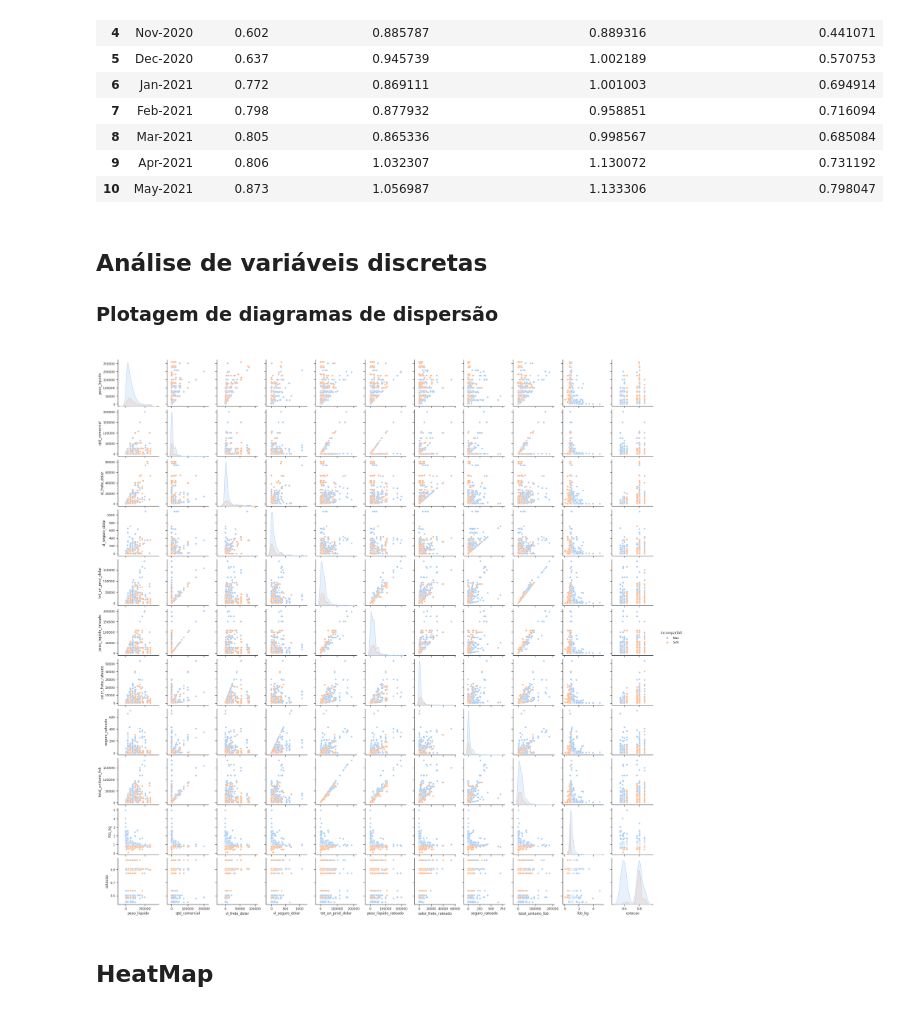
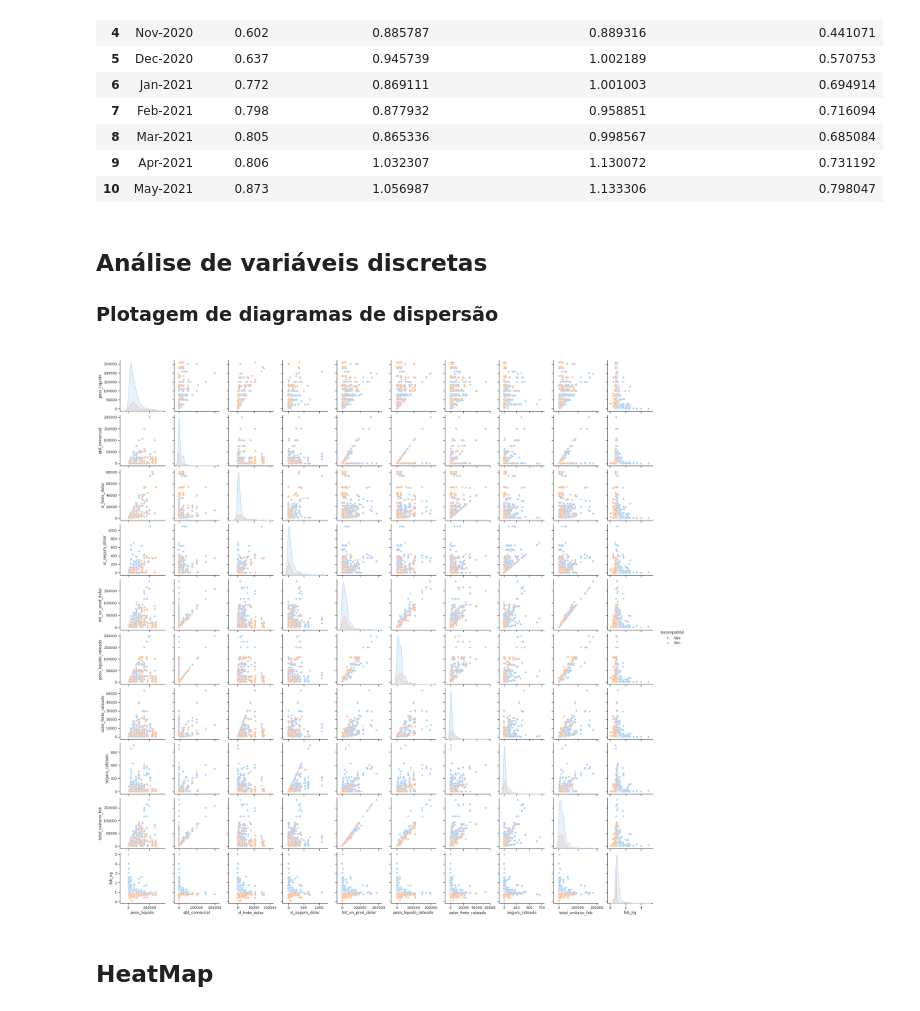
Before and after one commit to Mastroiani/TCC, a Jupyter notebook: TTOAED.ipynb, the cells around one changed output. Drawn from its saved outputs; the diff is of its cells as text; code cells hidden in the pictures.

```diff
--- a/TTOAED.ipynb
+++ b/TTOAED.ipynb
@@ -974,28 +954,27 @@ df_medias
 | 9 | Apr-2021 | 0.806 | 1.032307 | 1.130072 | 0.731192 |
 | 10 | May-2021 | 0.873 | 1.056987 | 1.133306 | 0.798047 |
 # %% [markdown]
-<h2>Análise de variáveis discretas</h2>
+# <h2>Análise de variáveis discretas</h2>
 <h3>Plotagem de diagramas de dispersão</h3>
 <b>
 # %%
 #plt.subplots(figsize=(12,10))
 sns.pairplot(df_aed[[
     'peso_liquido',
     'qtd_comercial',
     'vl_frete_dolar',
     'vl_seguro_dolar',
     'tot_un_prod_dolar',
     'peso_liquido_rateado',
     'valor_frete_rateado',
     'seguro_rateado',
     'total_unitario_fob',
     'fob_kg',
-    'cotacao',
     'incompatibil'
-]],hue='incompatibil')
+     ]],hue='incompatibil')
 
 plt.savefig('relacao_variaveis.png')
 # %% [output]
-[figure, old version]
+[figure, new version]
 # %% [markdown]
 <h2>HeatMap</h2>
```
Also changed, not shown: parts of 26 cells of this notebook.
